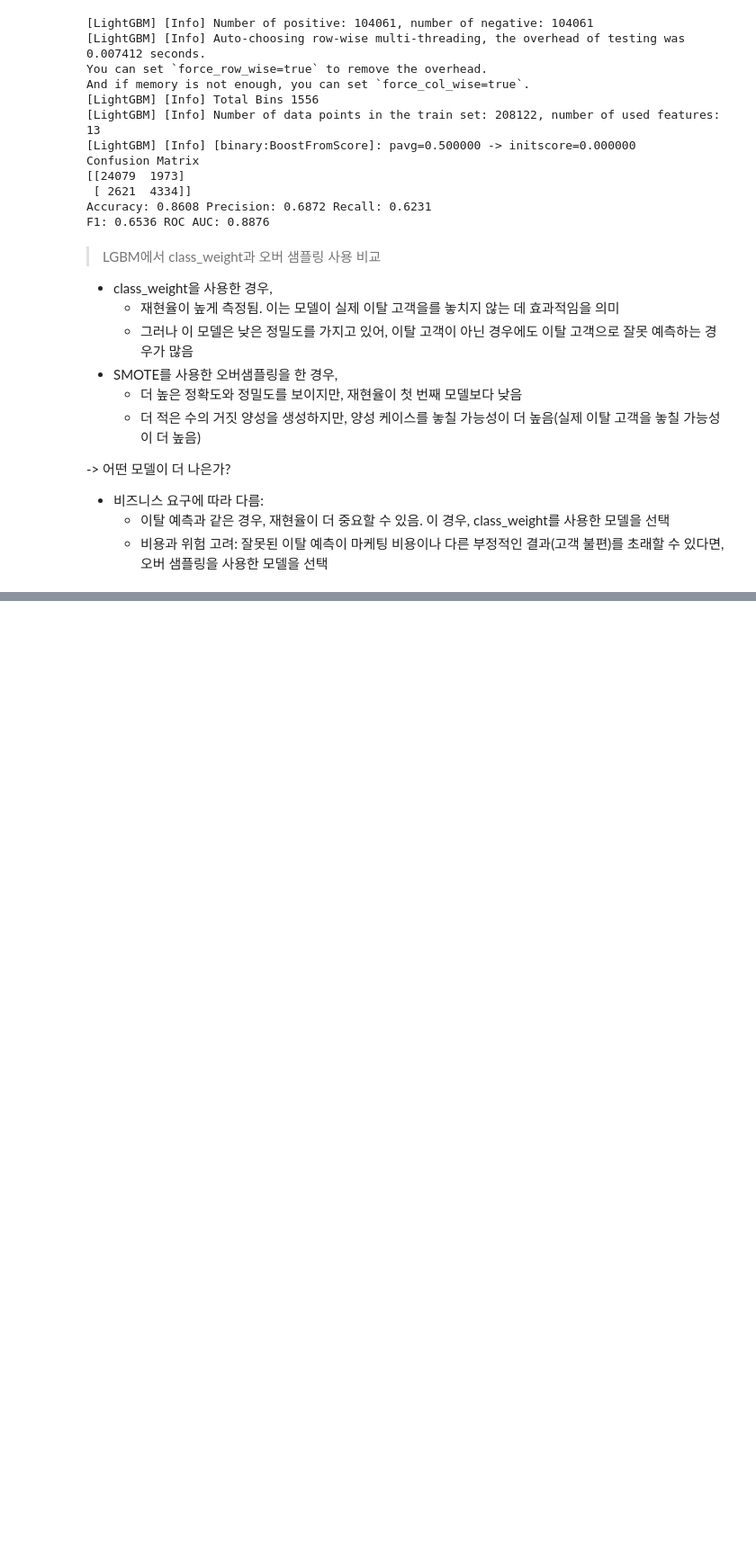
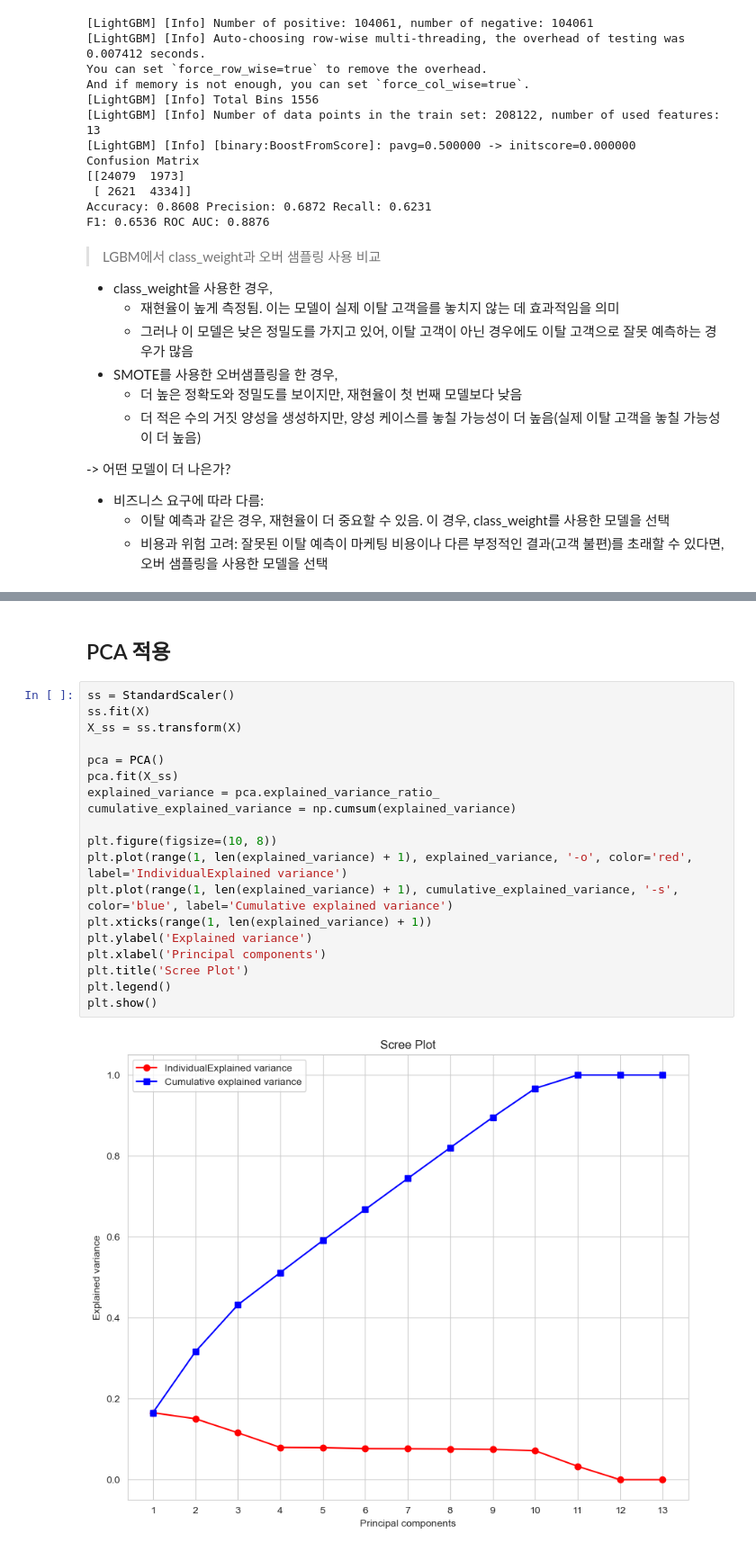
Before and after one commit to kikipark9/ML_Team_Project, a Jupyter notebook: model_source/02. Try_Model.ipynb, the cells around one changed output, grey strips where cells are left out. Shown at 90% size. Saved outputs shown, nothing was run; the diff lists cells and outputs as text; blank space fills up the shorter version.

```diff
--- a/model_source/02. Try_Model.ipynb
+++ b/model_source/02. Try_Model.ipynb
@@ -322,0 +464,23 @@ F1: 0.6536 ROC AUC: 0.8876
+# %% [markdown]
+## PCA 적용
+# %%
+ss = StandardScaler()
+ss.fit(X)
+X_ss = ss.transform(X)
+
+pca = PCA()
+pca.fit(X_ss)
+explained_variance = pca.explained_variance_ratio_
+cumulative_explained_variance = np.cumsum(explained_variance)
+
+plt.figure(figsize=(10, 8))
+plt.plot(range(1, len(explained_variance) + 1), explained_variance, '-o', color='red', label='IndividualExplained variance')
+plt.plot(range(1, len(explained_variance) + 1), cumulative_explained_variance, '-s', color='blue', label='Cumulative explained variance')
+plt.xticks(range(1, len(explained_variance) + 1))
+plt.ylabel('Explained variance')
+plt.xlabel('Principal components')
+plt.title('Scree Plot')
+plt.legend()
+plt.show()
+# %% [output]
+[figure, added]
```
Also changed, not shown: parts of 15 cells of this notebook.
